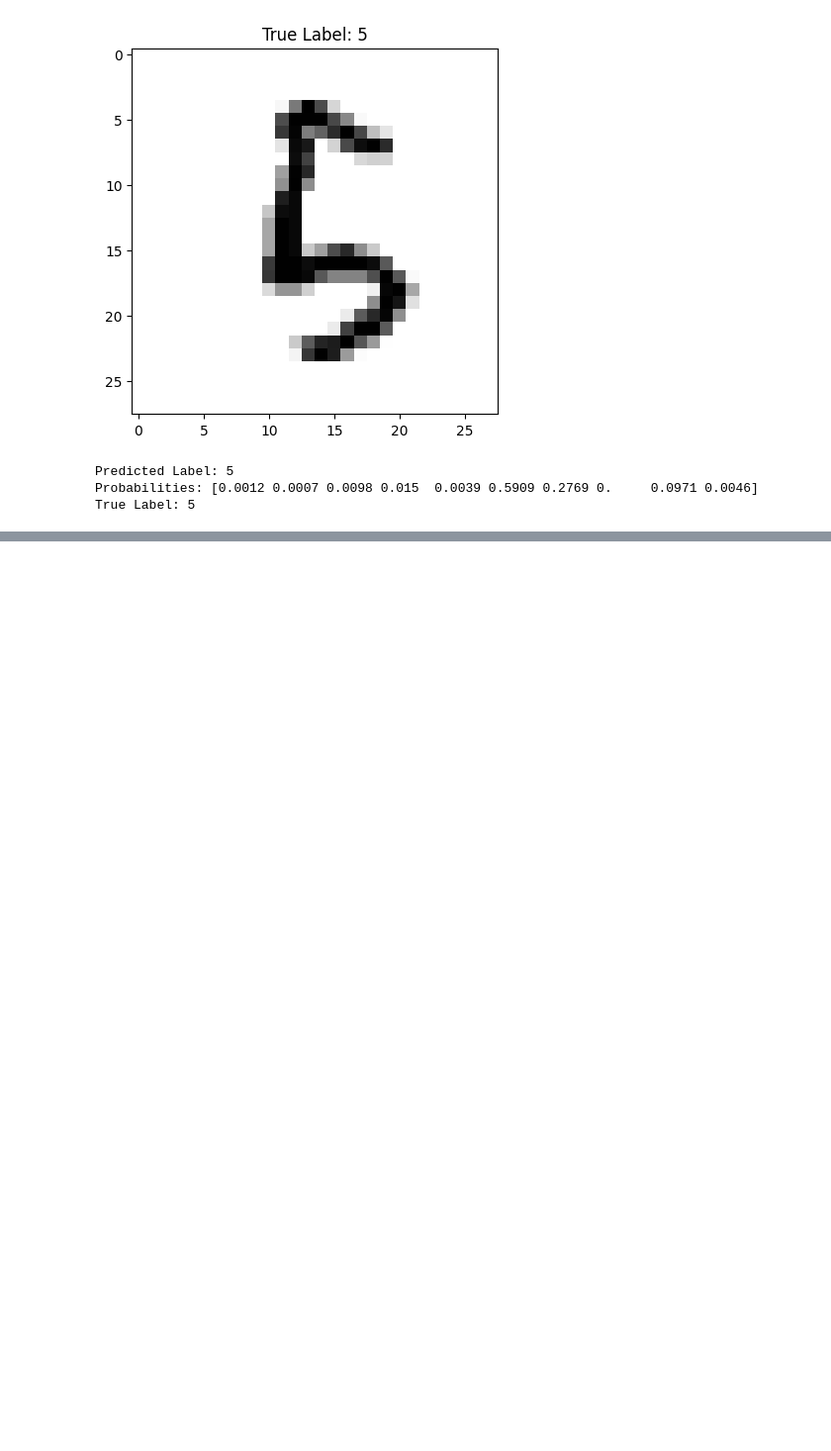
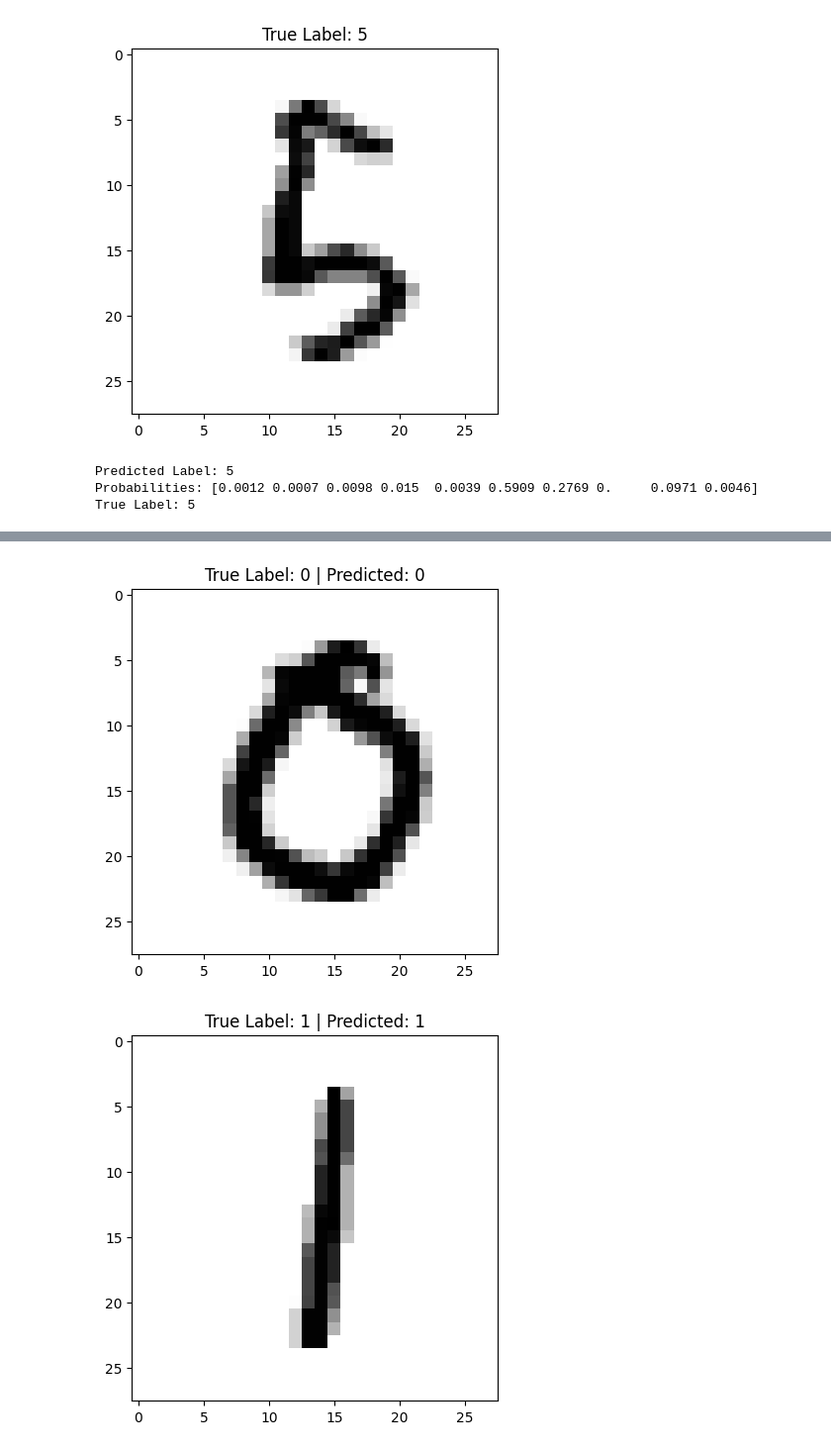
Before and after one commit to Vivisteria11/Image-classification, a Jupyter notebook: CSIR_.ipynb, the cells around one changed output, grey strips where cells are left out. Shown: that part at 99% size. Cells and saved outputs as stored; diff of their text form; code cells hidden in the pictures; blank space fills up the shorter version.

```diff
--- a/CSIR_.ipynb
+++ b/CSIR_.ipynb
@@ -344,0 +406,34 @@ Validation Accuracy: 99.23%
+# %%
+import torch
+import numpy as np
+import matplotlib.pyplot as plt
+
+# Set model to evaluation mode
+model.eval()
+
+# Loop through each digit (0-9)
+for digit in range(10):
+    # Find a sample image of the current digit
+    for images, labels in validation_loader:
+        # Find the index of the digit in the batch
+        indices = (labels == digit).nonzero(as_tuple=True)[0]
+        if len(indices) > 0:  # If there's at least one image of the digit
+            # Get the first sample of this digit
+            image = images[indices[0]]
+            true_label = labels[indices[0]]
+
+            # Make prediction
+            with torch.no_grad():
+                output = model(image.unsqueeze(0))  # Add batch dimension
+                _, predicted = torch.max(output, 1)
+
+            # Display the image and prediction
+            plt.imshow(image.squeeze(), cmap='gray_r')
+            plt.title(f"True Label: {true_label.item()} | Predicted: {predicted.item()}")
+            plt.show()
+
+            # Break out of the loop once we have found one image of the current digit
+            break
+# %% [output]
+[figure, added]
+[figure, added]
```
Also changed, not shown: parts of 15 cells of this notebook.
